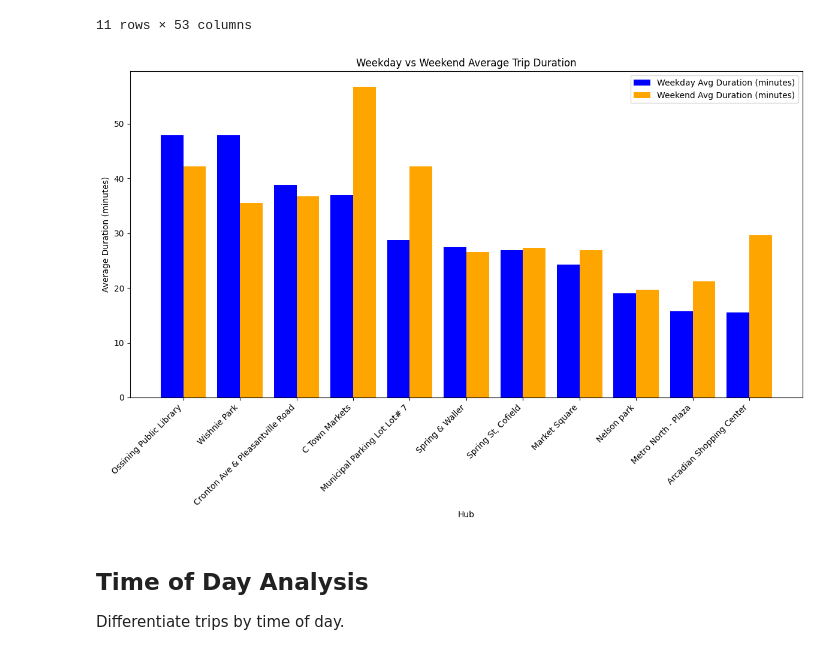
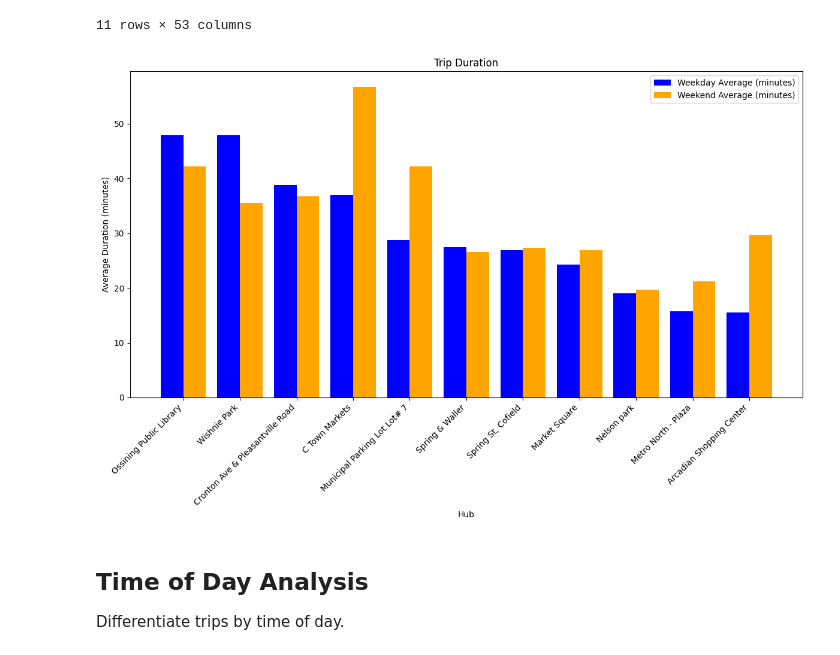
Before and after one commit to croton-on-hudson/project-mover, a Jupyter notebook: 5.weekday-analysis.ipynb, the cells around one changed output. Saved outputs shown, nothing was run; the diff lists cells and outputs as text; code cells hidden in the pictures.

Commit message:
labels

```diff
--- a/5.weekday-analysis.ipynb
+++ b/5.weekday-analysis.ipynb
@@ -504,28 +504,28 @@ hub_counts_df
 # %%
 # Set the figure size
 plt.figure(figsize=(12, 8))
 
 # Generate positions for the bars
 x_positions = np.arange(len(hub_counts_df['Hub']))
 
 # Plot weekday average duration
-plt.bar(x_positions - bar_width / 2, pd.to_timedelta(hub_counts_df['Weekday Avg Duration']).dt.total_seconds() / 60, width=bar_width, color='blue', label='Weekday Avg Duration (minutes)')
+plt.bar(x_positions - bar_width / 2, pd.to_timedelta(hub_counts_df['Weekday Avg Duration']).dt.total_seconds() / 60, width=bar_width, color='blue', label='Weekday Average (minutes)')
 
 # Plot weekend average duration
-plt.bar(x_positions + bar_width / 2, pd.to_timedelta(hub_counts_df['Weekend Avg Duration']).dt.total_seconds() / 60, width=bar_width, color='orange', label='Weekend Avg Duration (minutes)')
+plt.bar(x_positions + bar_width / 2, pd.to_timedelta(hub_counts_df['Weekend Avg Duration']).dt.total_seconds() / 60, width=bar_width, color='orange', label='Weekend Average (minutes)')
 
 # Add labels and title
 plt.xlabel('Hub')
 plt.ylabel('Average Duration (minutes)')
-plt.title('Weekday vs Weekend Average Trip Duration')
+plt.title('Trip Duration')
 plt.xticks(x_positions, hub_counts_df['Hub'], rotation=45, ha='right')
 plt.legend()
 
 # Show the plot
 plt.tight_layout()
 plt.show()
 # %% [output]
-[figure, old version]
+[figure, new version]
 # %% [markdown]
 ## Time of Day Analysis
 Differentiate trips by time of day.
```
Also changed, not shown: parts of 11 cells of this notebook.
